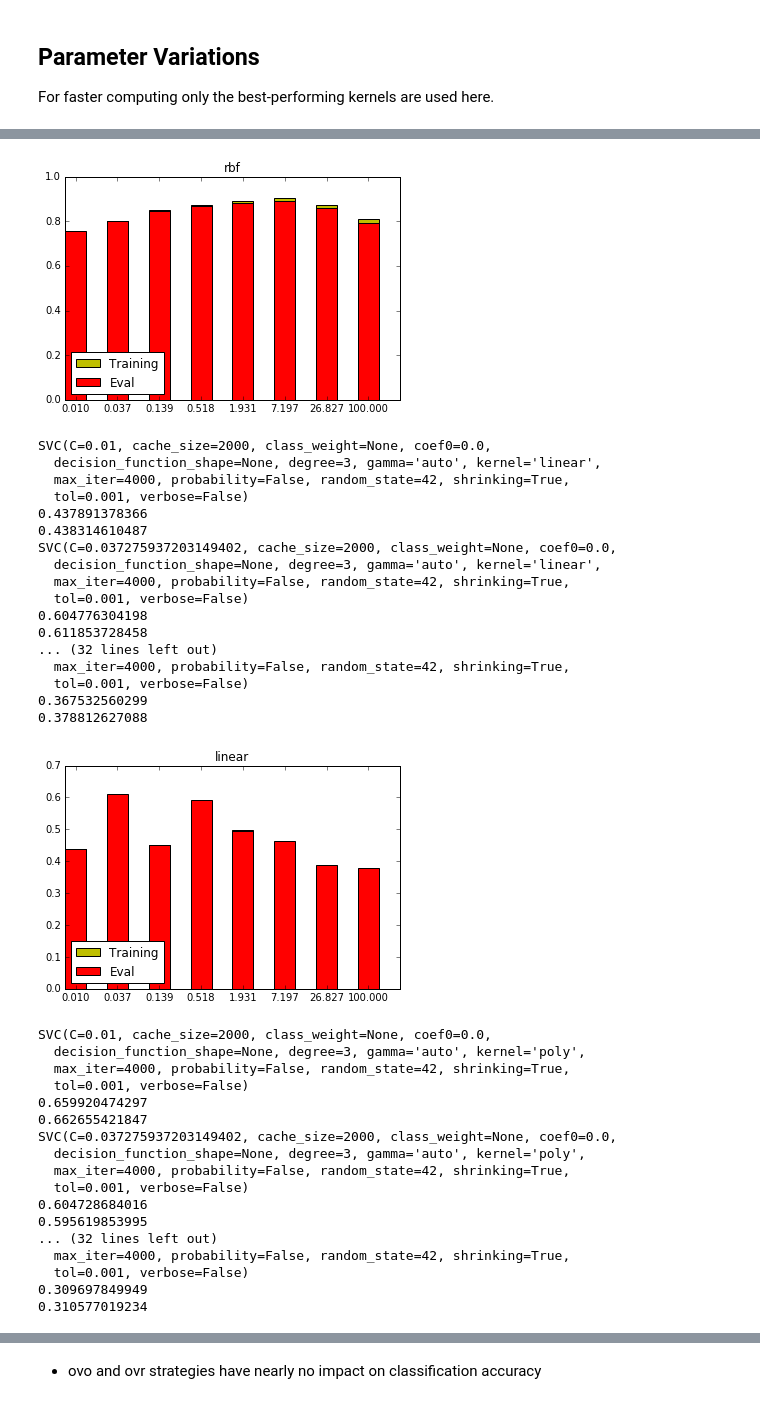
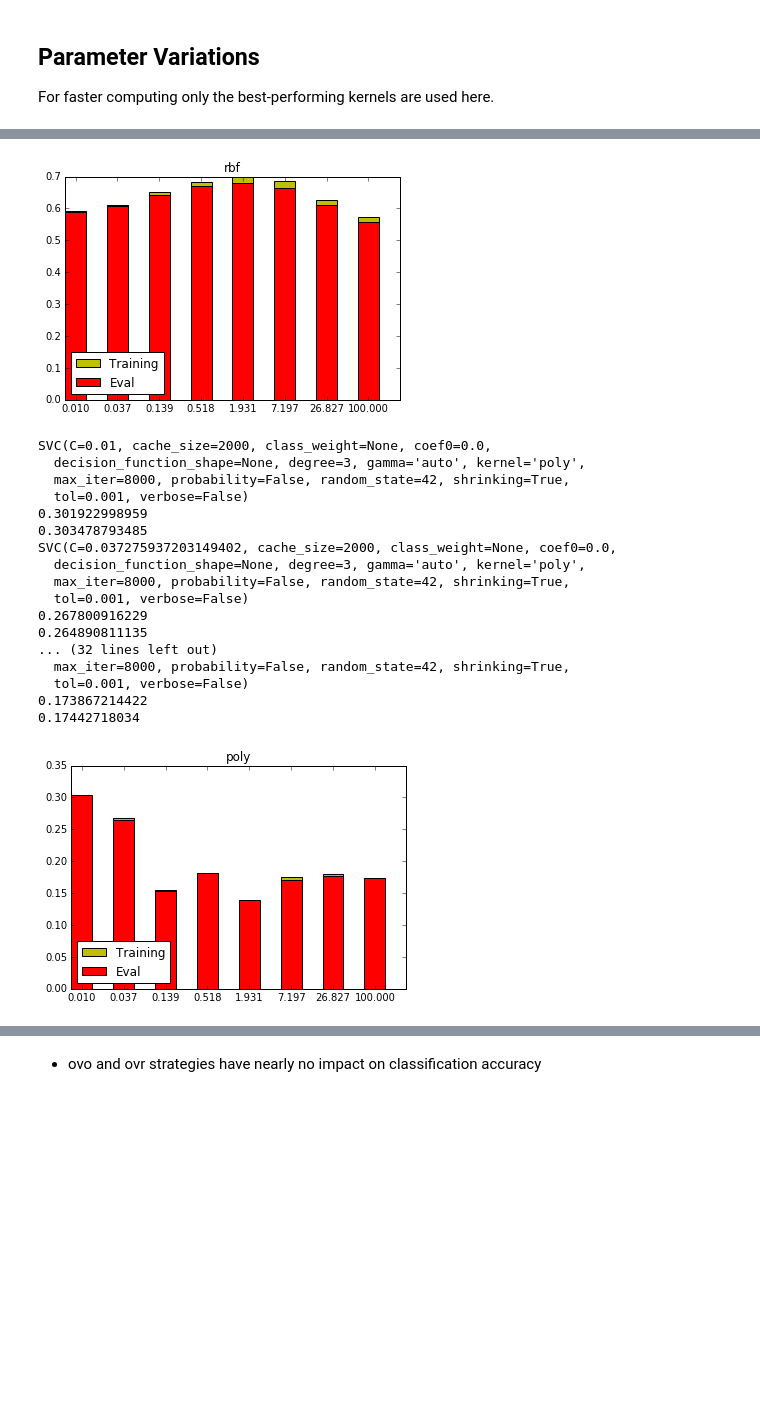
Before and after one commit to bergnerbenjamin/atml, a Jupyter notebook: main/SVM training.ipynb, the cells around one changed output, grey strips where cells are left out. Saved outputs shown, nothing was run; the diff lists cells and outputs as text; code cells hidden in the pictures; blank space fills up the shorter version.

Commit message:
Shuffle data, reevaluate

```diff
--- a/main/SVM training.ipynb
+++ b/main/SVM training.ipynb
@@ -17,10 +24,10 @@ from matplotlib import pyplot as plt
 
 
 DATAPATH = "../sub_datasets/subset_0.csv"
-DATAPATH1 = "../sub_datasets/subset_1.csv"
+DATAPATH1 = "../sub_datasets/subset_4.csv"
 RANDOM_SEED=42
 TRAINROWS = 200000
-EVALROWS = 30000
+EVALROWS = 80000
 
 training_data = get_instances_from_csv(DATAPATH, "train", numrows=TRAINROWS)
 eval_data = get_instances_from_csv(DATAPATH1,"train", numrows=EVALROWS)
@@ -35,7 +42,7 @@ print(scaler)
 
 def print_prediction(training_data, eval_data, *args, **kwargs):
 
-    svc = svm.SVC(random_state=RANDOM_SEED, cache_size=2000, max_iter=4000, *args, **kwargs).fit(training_data[0], training_data[1])
+    svc = svm.SVC(random_state=RANDOM_SEED, cache_size=2000, max_iter=8000, *args, **kwargs).fit(training_data[0], training_data[1])
     print(svc)
     evt = evaluation(training_data[1], svc.predict(training_data[0]))
     a1 = evt.print_only_accuracy()
@@ -48,0 +94,19 @@ StandardScaler(copy=True, with_mean=True, with_std=True)
+# %%
+plot_data_num = []
+plot_data_accuracy = []
+plot_data_accuracy1 = []
+for num in np.logspace(4, 5, 9):
+    print(int(num))
+    a = print_prediction([training_data[0][1:int(num)],training_data[1][1:int(num)]], eval_data, kernel='poly')
+    plot_data_num.append(int(num))
+    plot_data_accuracy.append(a[0])
+    plot_data_accuracy1.append(a[1])
+
+plot1 =  plt.bar(np.arange(len(plot_data_accuracy)), plot_data_accuracy, width=0.5, color="y")
+
+plot = plt.bar(np.arange(len(plot_data_accuracy1)), plot_data_accuracy1, width=0.5, color="r")
+plt.legend((plot1[0], plot[0]), ('Training', 'Eval'), loc=3)
+plt.ylim(ymin=min(plot_data_accuracy1)-0.1)
+plt.xticks(np.arange(len(plot_data_num))+0.25, plot_data_num)
+
+plt.show()
@@ -95,5 +138,5 @@ Additional benefit: Computation goes much faster. However a method to include mo
 # %%
-training_data = get_instances_from_csv(DATAPATH, "train", numrows=42000)
+training_data = get_instances_from_csv(DATAPATH, "train", numrows=74000)
 print_prediction(training_data, eval_data)
 # %% [output]
 SVC(C=1.0, cache_size=2000, class_weight=None, coef0=0.0,
@@ -164,6 +205,7 @@ SVC(C=1.0, cache_size=2000, class_weight=None, coef0=0.0,
 ## Parameter Variations
 For faster computing only the best-performing kernels are used here.
 # %%
+kernels = ['rbf', 'poly']
 for kernel in kernels:
     plot_data_num = []
     plot_data_accuracy = []
@@ -201,36 +243,19 @@ SVC(C=0.037275937203149402, cache_size=2000, class_weight=None, coef0=0.0,
-[figure, old version]
+[figure, new version]
 SVC(C=0.01, cache_size=2000, class_weight=None, coef0=0.0,
-  decision_function_shape=None, degree=3, gamma='auto', kernel='linear',
-  max_iter=4000, probability=False, random_state=42, shrinking=True,
+  decision_function_shape=None, degree=3, gamma='auto', kernel='poly',
+  max_iter=8000, probability=False, random_state=42, shrinking=True,
   tol=0.001, verbose=False)
-0.437891378366
-0.438314610487
+0.301922998959
+0.303478793485
 SVC(C=0.037275937203149402, cache_size=2000, class_weight=None, coef0=0.0,
-  decision_function_shape=None, degree=3, gamma='auto', kernel='linear',
-  max_iter=4000, probability=False, random_state=42, shrinking=True,
+  decision_function_shape=None, degree=3, gamma='auto', kernel='poly',
+  max_iter=8000, probability=False, random_state=42, shrinking=True,
   tol=0.001, verbose=False)
-0.604776304198
-0.611853728458
+0.267800916229
+0.264890811135
 ... (32 lines left out)
-  max_iter=4000, probability=False, random_state=42, shrinking=True,
+  max_iter=8000, probability=False, random_state=42, shrinking=True,
   tol=0.001, verbose=False)
-0.367532560299
-0.378812627088
+0.173867214422
+0.17442718034
-[figure, old version]
+[figure, new version]
-SVC(C=0.01, cache_size=2000, class_weight=None, coef0=0.0,
-  decision_function_shape=None, degree=3, gamma='auto', kernel='poly',
-  max_iter=4000, probability=False, random_state=42, shrinking=True,
-  tol=0.001, verbose=False)
-0.659920474297
-0.662655421847
-SVC(C=0.037275937203149402, cache_size=2000, class_weight=None, coef0=0.0,
-  decision_function_shape=None, degree=3, gamma='auto', kernel='poly',
-  max_iter=4000, probability=False, random_state=42, shrinking=True,
-  tol=0.001, verbose=False)
-0.604728684016
-0.595619853995
-... (32 lines left out)
-  max_iter=4000, probability=False, random_state=42, shrinking=True,
-  tol=0.001, verbose=False)
-0.309697849949
-0.310577019234
```
Also changed, not shown: parts of 19 cells of this notebook, 1 other file.
